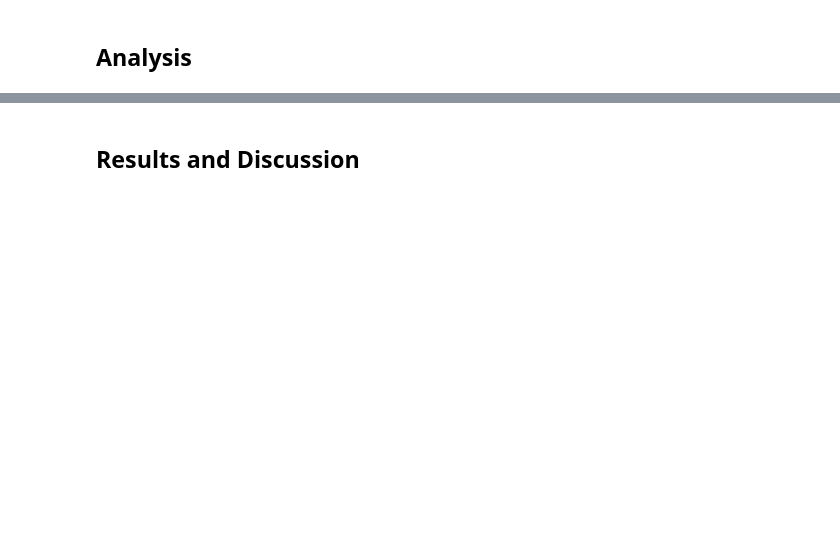
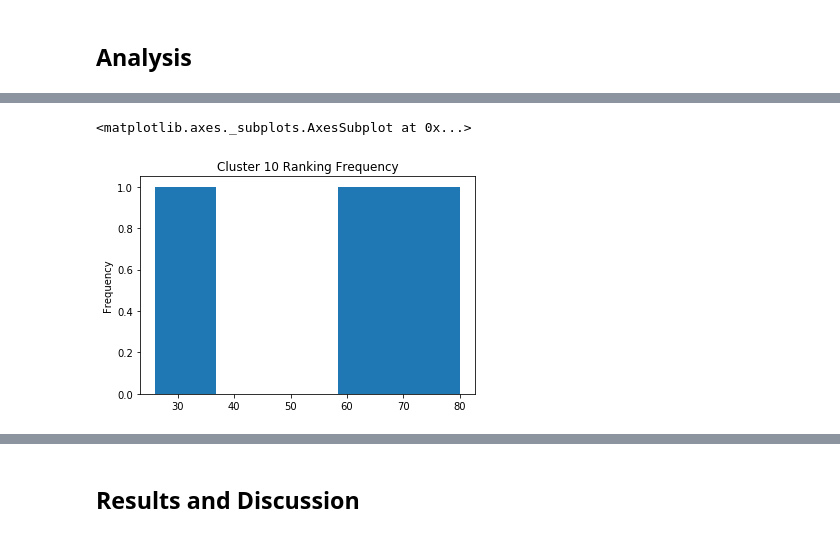
Before and after one commit to golmosor/coursera_capstone, a Jupyter notebook: DS-Capstone-Project_week4.ipynb, the cells around one changed output, grey strips where cells are left out. Drawn from its saved outputs; the diff is of its cells as text; code cells hidden in the pictures; blank space fills up the shorter version.

```diff
--- a/DS-Capstone-Project_week4.ipynb
+++ b/DS-Capstone-Project_week4.ipynb
@@ -44,0 +578,6 @@ Using this data we then are going to make clusters using k-means algorithm. Then
+# %%
+cluster_10 = capital_merged[capital_merged['Cluster Labels']==10]
+cluster_10['Ranking'].plot(kind='hist', bins=5, title='Cluster 10 Ranking Frequency')
+# %% [output]
+<matplotlib.axes._subplots.AxesSubplot at 0x...>
+[figure, added]
```
Also changed, not shown: parts of 87 cells of this notebook.
